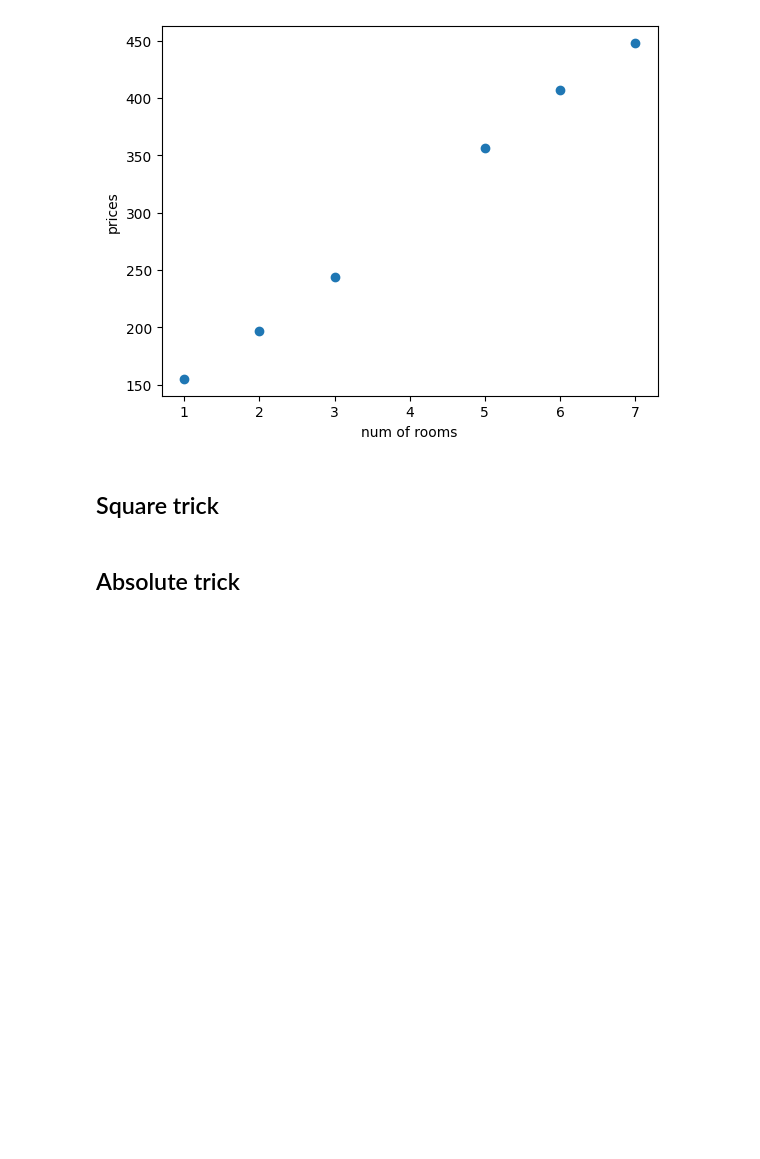
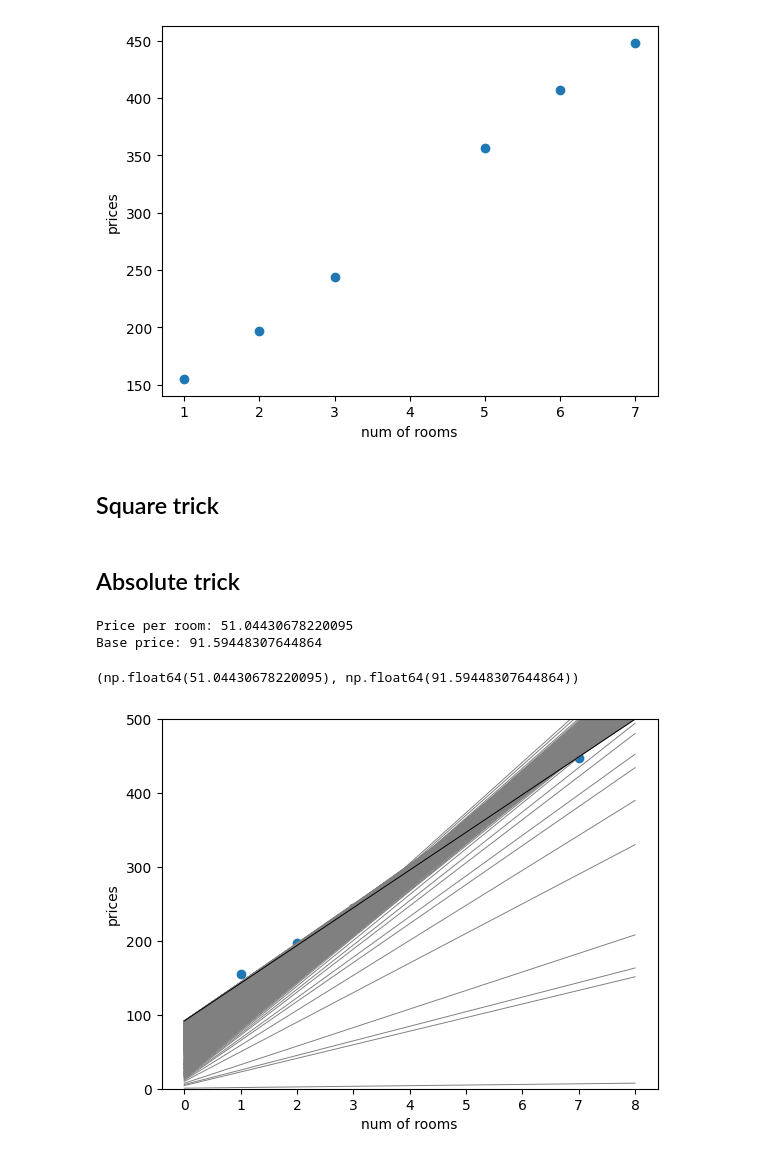
Before and after one commit to AntonioKolosov/machine-learning, a Jupyter notebook: linear-regression/linear-regression.ipynb, the cells around one changed output. Saved outputs shown, nothing was run; the diff lists cells and outputs as text; code cells hidden in the pictures; blank space fills up the shorter version.

```diff
--- a/linear-regression/linear-regression.ipynb
+++ b/linear-regression/linear-regression.ipynb
@@ -50,36 +50,40 @@ def absolute_trick(base_price
 # %%
 # We set the random seed in order to always get the same results.
 random.seed(0)
 
-def linear_regression(features
-                      , labels
-                      , learning_rate=0.01
-                      , epochs=1000):
+def linear_regression(features, labels, learning_rate=0.01, epochs = 1000):
     price_per_room = random.random()
     base_price = random.random()
     for epoch in range(epochs):
         # Uncomment any of the following lines to plot different epochs
         #if epoch == 1:
         #if epoch <= 10:
         #if epoch <= 50:
         #if epoch > 50:
         if True:
             utils.draw_line(price_per_room, base_price, starting=0, ending=8)
-        i = random.randint(0, len(features) - 1)
+        i = random.randint(0, len(features)-1)
         num_rooms = features[i]
-        price = labels [i]
-         price_per_room, base_price = square_trick(base_price,
+        price = labels[i]
+        # Uncomment any of the 2 following lines to use a different trick
+        #price_per_room, base_price = absolute_trick(base_price,
+        price_per_room, base_price = square_trick(base_price,
                                                   price_per_room,
                                                   num_rooms,
                                                   price,
                                                   learning_rate=learning_rate)
     utils.draw_line(price_per_room, base_price, 'black', starting=0, ending=8)
     utils.plot_points(features, labels)
     print('Price per room:', price_per_room)
     print('Base price:', base_price)
     return price_per_room, base_price
 
 # This line is for the x-axis to appear in the figure
 plt.ylim(0,500)
 
 linear_regression(features, labels, learning_rate = 0.01, epochs = 1000)
+# %% [output]
+Price per room: 51.04430678220095
+Base price: 91.59448307644864
+(np.float64(51.04430678220095), np.float64(91.59448307644864))
+[figure, added]
```
